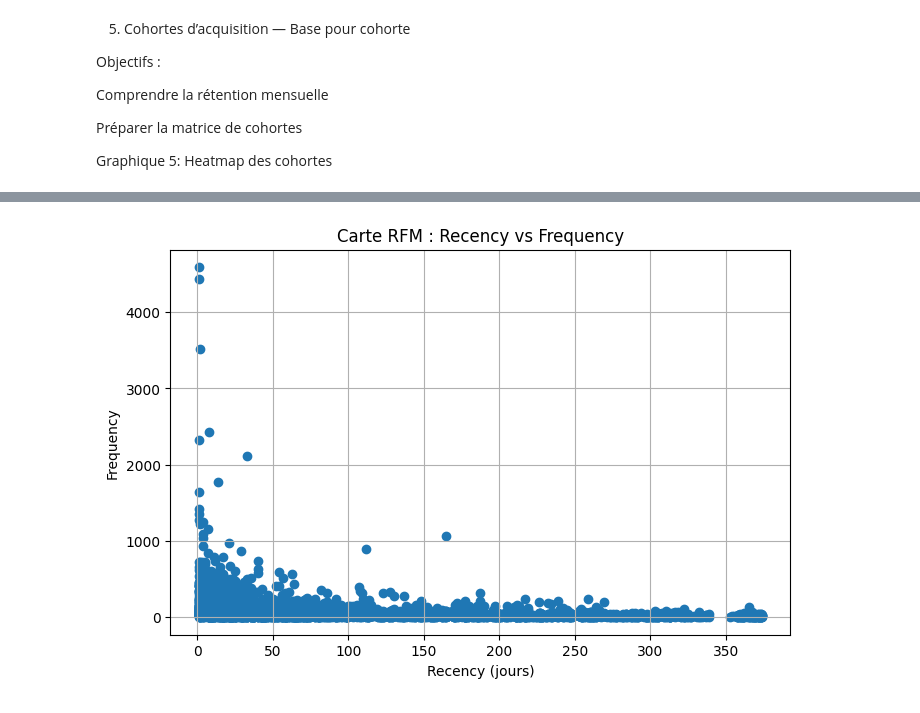
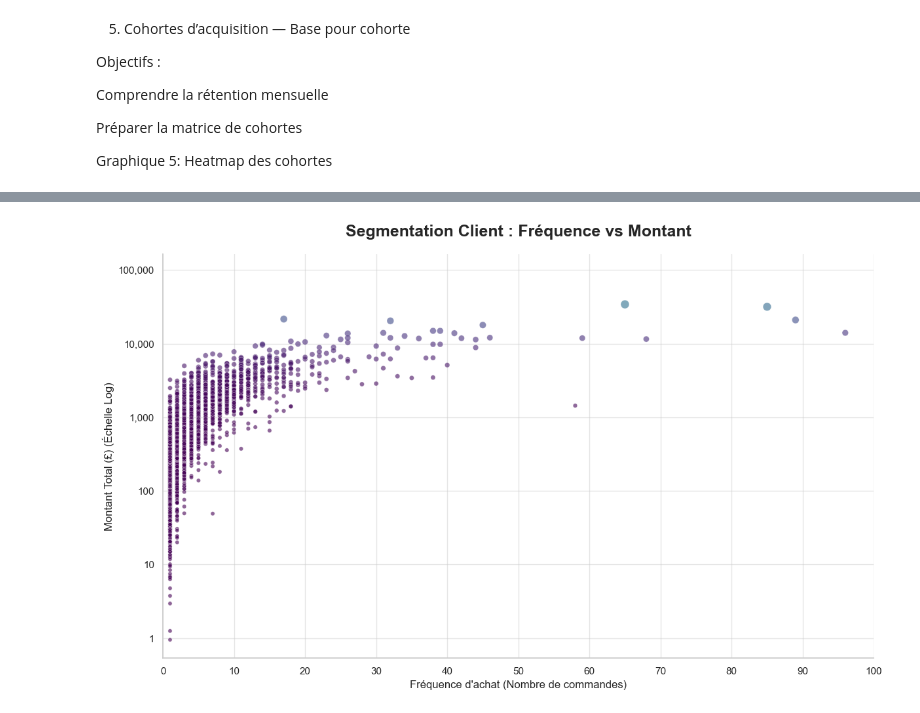
Before and after one commit to bonivalyvan/Projet-final-ECE-DataViz-2025, a Jupyter notebook: Exploration.ipynb, the cells around one changed output, grey strips where cells are left out. Cells and saved outputs as stored; diff of their text form; code cells hidden in the pictures.

```diff
--- a/Exploration.ipynb
+++ b/Exploration.ipynb
@@ -268,11 +262,23 @@ df_clean = df_clean[df_clean['Customer ID'].notna()]
 removed_missing_customer = initial_rows - len(df_clean)
 print(f'Lignes sans CustomerID supprimées: {removed_missing_customer} lignes')
 
-#Quantité: supprimer les valeurs <= 0 (annulations/erreurs)
+#Ajouter colonne Total (Quantity * Price) pour validation
+df_clean['Total'] = df_clean['Quantity'] * df_clean['Price']
+
+#on gardes de coté toutes les commandes annulée pour analyse ultérieure
+df_clean['Invoice'] = df_clean['Invoice'].astype(str)
+mask_returns = df_clean['Invoice'].str.startswith('C')
+df_returns = df_clean[mask_returns].copy()
+df_returns['Quantity'] = df_returns['Quantity'].abs()
+df_returns['Price'] = df_returns['Price'].abs()
+df_returns['Total'] = df_returns['Total'].abs()
+
+#Quantité: supprimer les valeurs <= 0 (annulations/erreurs) le reste dans df_clean
 initial_rows = len(df_clean)
 df_clean = df_clean[df_clean['Quantity'] > 0]
 removed_qty_zero = initial_rows - len(df_clean)
-print(f'Lignes avec Quantity ≤ 0 supprimées: {removed_qty_zero} lignes')
+print(f'Retours isolés dans df_returns : {len(df_returns)} lignes')
+print(f'Lignes avec Quantity ≤ 0 supprimées(df_clean): {removed_qty_zero} lignes')
 
 #Prix: supprimer les valeurs <= 0 (erreurs)
 initial_rows = len(df_clean)
@@ -292,8 +298,6 @@ df_clean = df_clean[df_clean['Description'].notna()]
 removed_missing_desc = initial_rows - len(df_clean)
 print(f'Lignes sans Description supprimées: {removed_missing_desc} lignes')
 
-#Ajouter colonne Total (Quantity * Price) pour validation
-df_clean['Total'] = df_clean['Quantity'] * df_clean['Price']
 
 #Réinitialiser l'index après tous les filtres
 df_clean = df_clean.reset_index(drop=True)
@@ -587,22 +615,53 @@ Graphique 6: Scatter R vs F (Recency vs Frequency)
 # %%
-snapshot_date = df_clean["InvoiceDate"].max() + pd.Timedelta(days=1)
+#Graphique 6: Scatter R vs F (price vs Frequency)
 
-rfm = df_clean.groupby("Customer ID").agg({
-    "InvoiceDate": lambda x: (snapshot_date - x.max()).days,
-    "Invoice": "count",
-    "Total": "sum"
-}).rename(columns={
-    "InvoiceDate": "Recency",
-    "Invoice": "Frequency",
-    "Total": "Monetary"
+
+# --- Préparation des données ---
+customer_agg = df_clean.groupby('Customer ID').agg({
+    'Invoice': 'nunique',
+    'Total': 'sum'
 })
+customer_agg.columns = ['Frequency', 'Monetary']
 
-plt.figure(figsize=(8,5))
-plt.scatter(rfm["Recency"], rfm["Frequency"])
-plt.title("Carte RFM : Recency vs Frequency")
-plt.xlabel("Recency (jours)")
-plt.ylabel("Frequency")
-plt.grid(True)
+# --- Création du Graphique ---
+plt.figure(figsize=(14, 8))
+
+# Scatter plot
+scatter = sns.scatterplot(
+    data=customer_agg,
+    x='Frequency',
+    y='Monetary',
+    hue='Monetary',
+    size='Monetary',
+    sizes=(20, 200),
+    palette='viridis',
+    alpha=0.6,
+    legend=False
+)
+
+# Axe Y (Montant) : On garde l'échelle LOG car les écarts de revenus sont énormes
+scatter.set(yscale="log")
+scatter.yaxis.set_major_formatter(ticker.FuncFormatter(lambda y, pos: '{:,.0f}'.format(y)))
+
+# Axe X (Fréquence) : Échelle LINÉAIRE pour avoir des pas fixes
+scatter.set(xscale="linear")
+
+# Forcer l'affichage de 10 en 10
+scatter.xaxis.set_major_locator(ticker.MultipleLocator(10))
+
+# Zoomer sur la zone intéressante (0 à 100 commandes ou un peu plus)
+limit_x = customer_agg['Frequency'].quantile(0.99) # On garde 99% des clients
+plt.xlim(0, max(100, limit_x))
+
+# Titres et Labels
+plt.title('Segmentation Client : Fréquence vs Montant', fontsize=18, fontweight='bold', pad=20)
+plt.xlabel('Fréquence d\'achat (Nombre de commandes)', fontsize=12)
+plt.ylabel('Montant Total (£) (Échelle Log)', fontsize=12)
+
+# Grille pour bien voir les intervalles de 10
+plt.grid(True, which="major", ls="-", c='0.8', alpha=0.5)
+
+sns.despine()
 plt.show()
 # %% [output]
-[figure, old version]
+[figure, new version]
```
Also changed, not shown: parts of 12 cells of this notebook.
